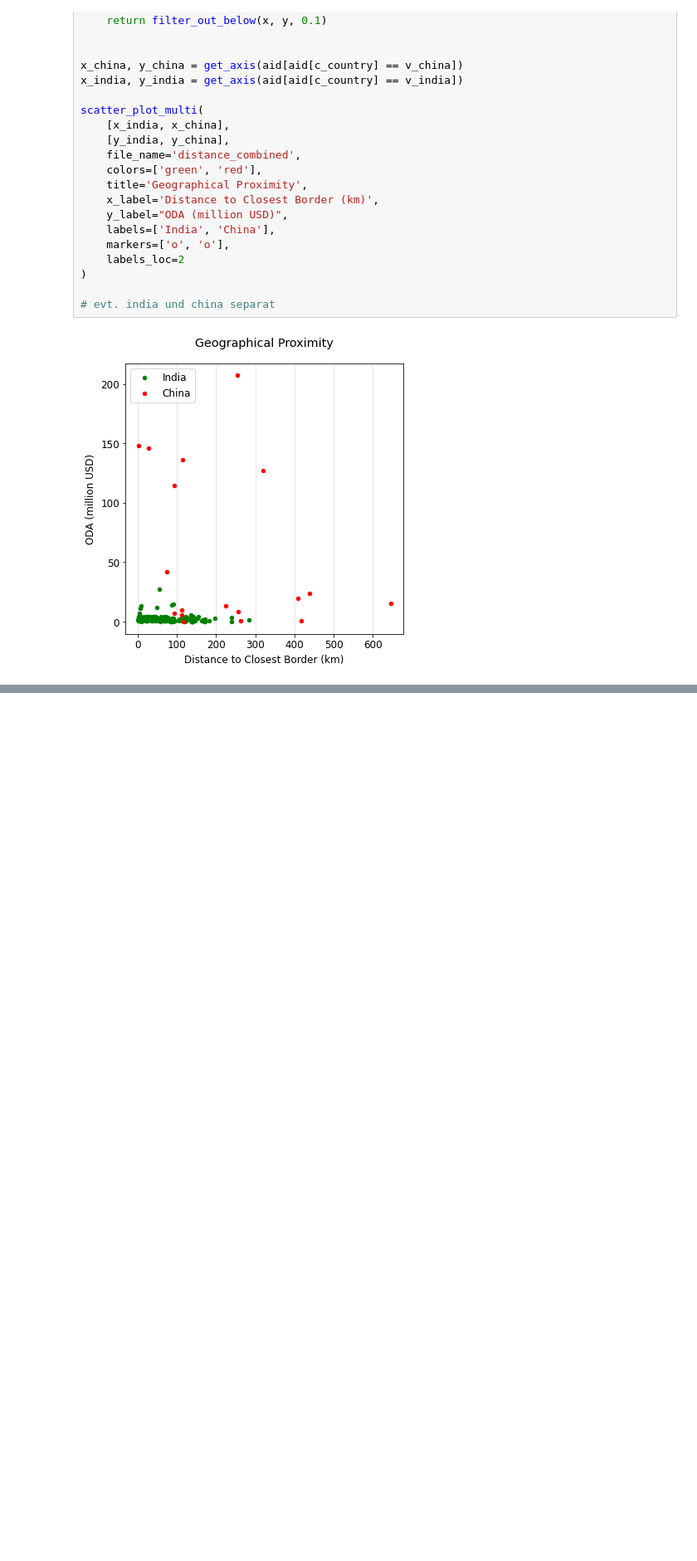
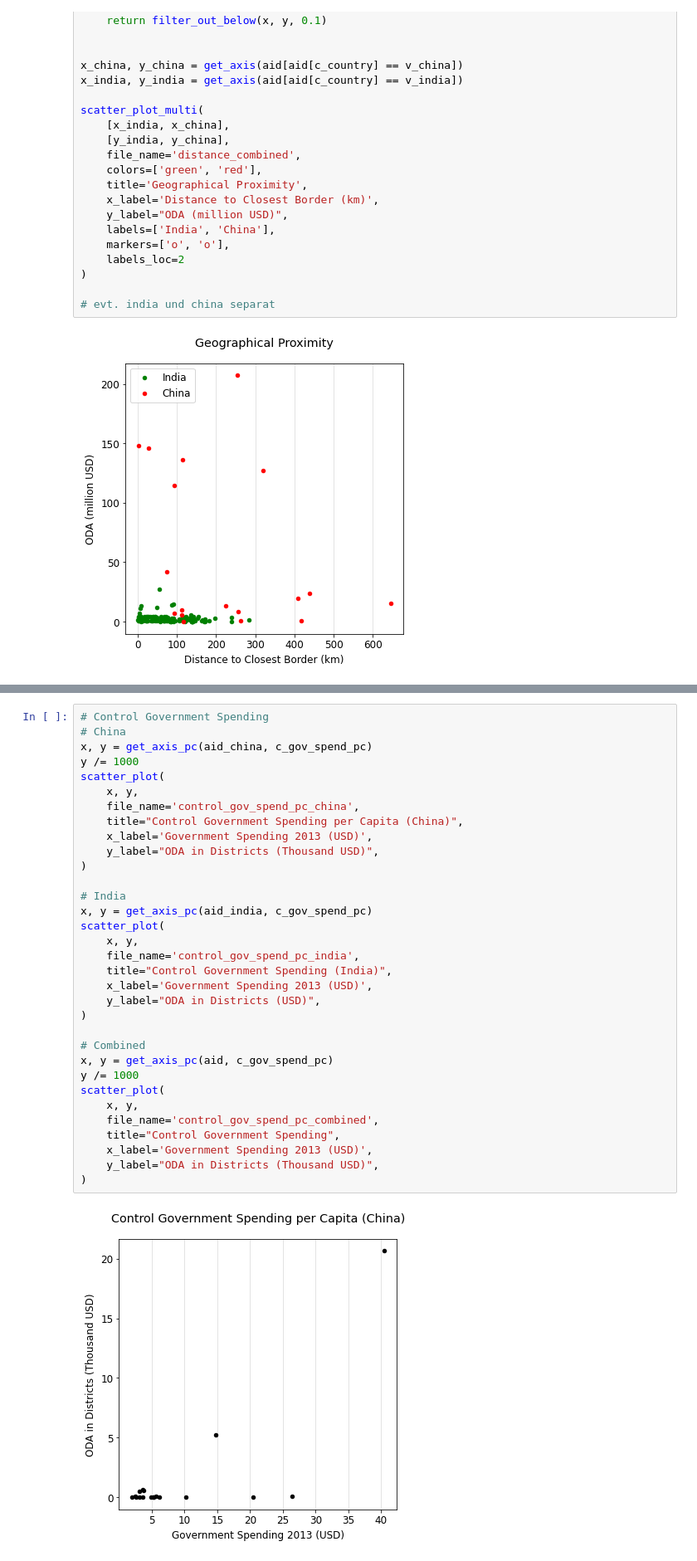
Before and after one commit to bidu19/nepal_aid_projects, a Jupyter notebook: aid_projects.ipynb, the cells around one changed output, grey strips where cells are left out. Shown at 83% size. Cells and saved outputs as stored; diff of their text form; blank space fills up the shorter version.

```diff
--- a/aid_projects.ipynb
+++ b/aid_projects.ipynb
@@ -420,0 +430,35 @@ scatter_plot(
+# %%
+# Control Government Spending
+# China
+x, y = get_axis_pc(aid_china, c_gov_spend_pc)
+y /= 1000
+scatter_plot(
+    x, y,
+    file_name='control_gov_spend_pc_china',
+    title="Control Government Spending per Capita (China)",
+    x_label='Government Spending 2013 (USD)',
+    y_label="ODA in Districts (Thousand USD)",
+)
+
+# India
+x, y = get_axis_pc(aid_india, c_gov_spend_pc)
+scatter_plot(
+    x, y,
+    file_name='control_gov_spend_pc_india',
+    title="Control Government Spending (India)",
+    x_label='Government Spending 2013 (USD)',
+    y_label="ODA in Districts (USD)",
+)
+
+# Combined
+x, y = get_axis_pc(aid, c_gov_spend_pc)
+y /= 1000
+scatter_plot(
+    x, y,
+    file_name='control_gov_spend_pc_combined',
+    title="Control Government Spending",
+    x_label='Government Spending 2013 (USD)',
+    y_label="ODA in Districts (Thousand USD)",
+)
+# %% [output]
+[figure, added]
```
Also changed, not shown: parts of 4 cells of this notebook.
